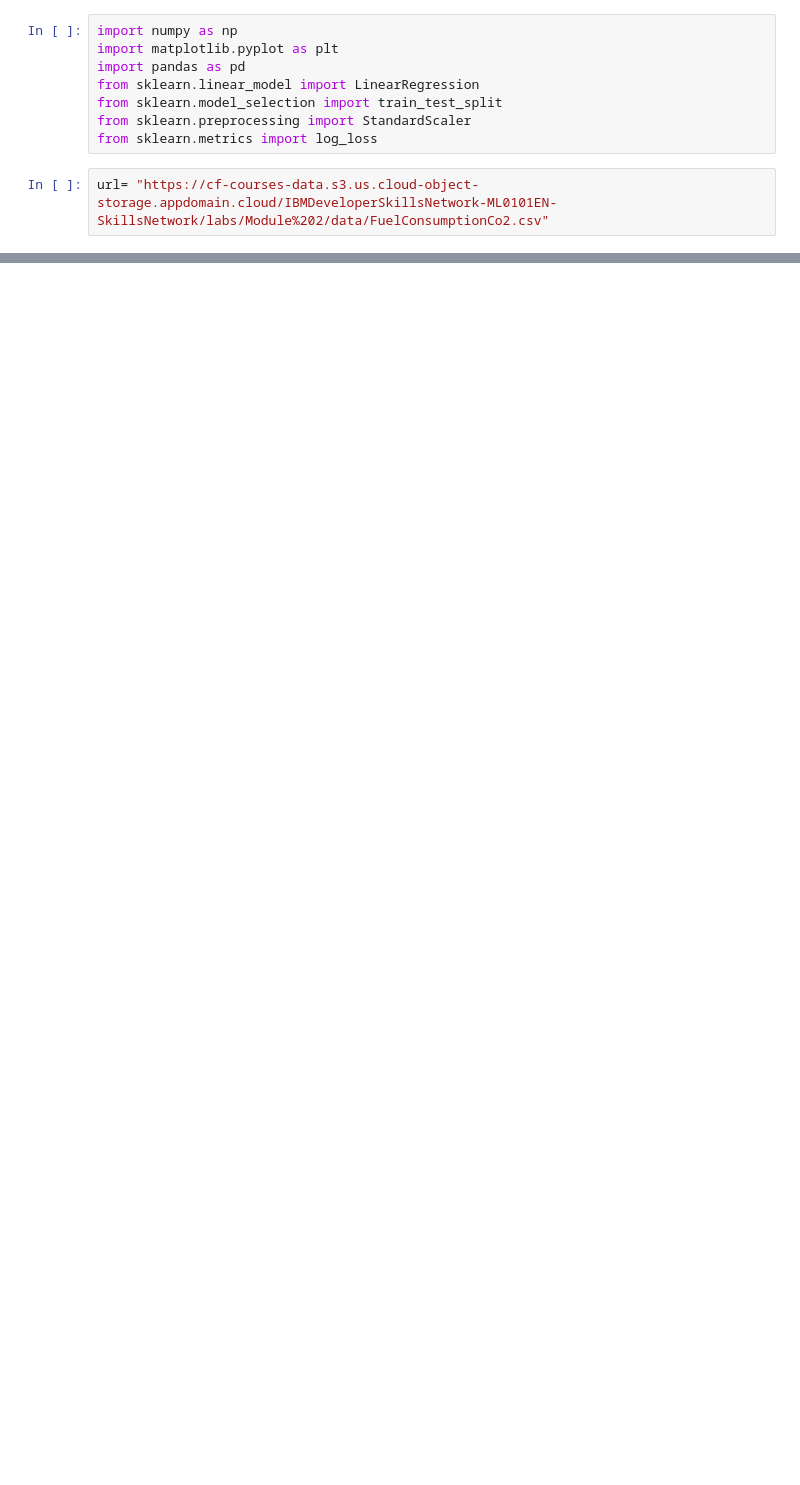
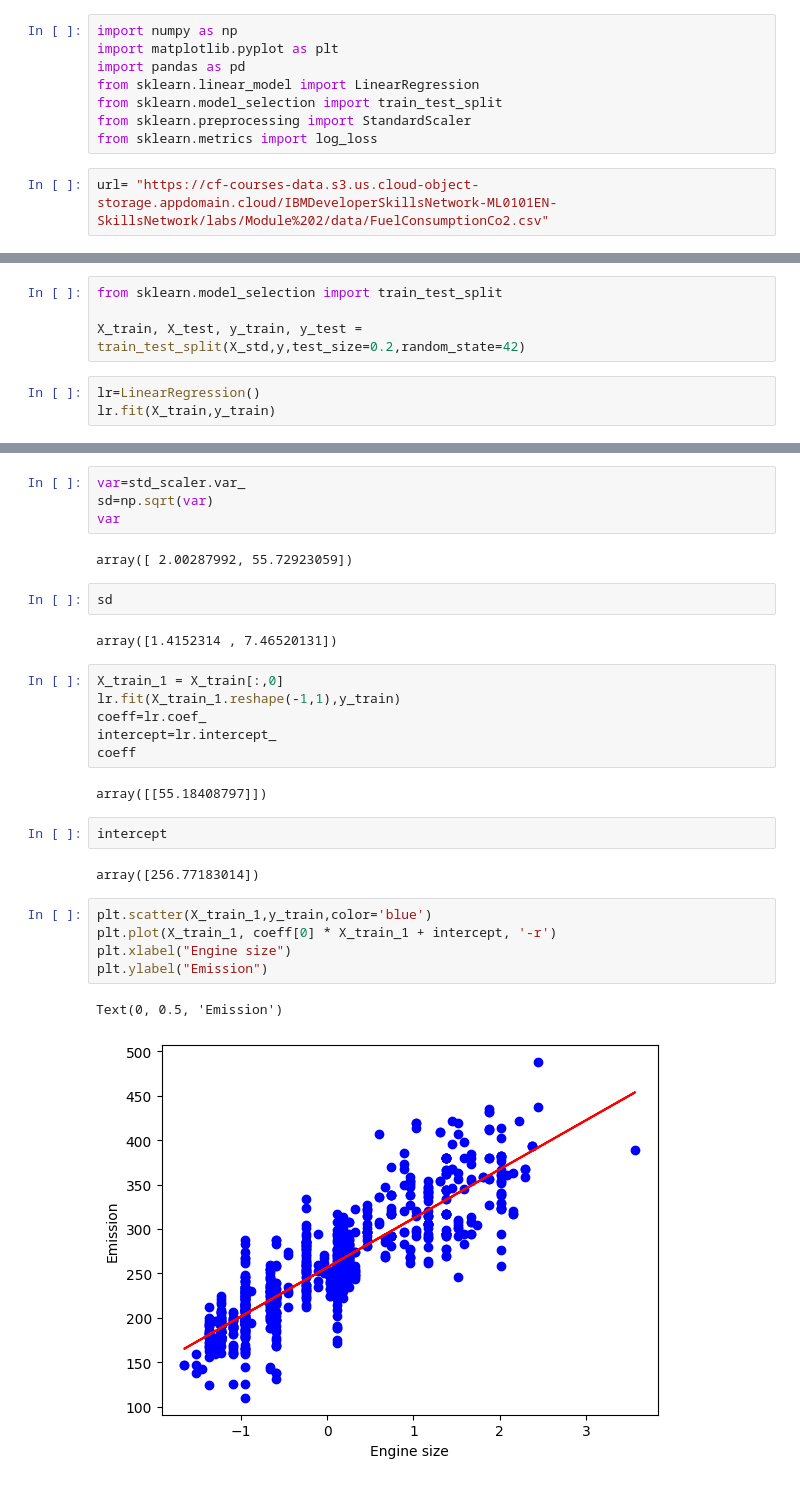
Before and after one commit to anant-jain01/ibm-ml, a Jupyter notebook: multiplelr.ipynb, the cells around one changed output, grey strips where cells are left out. Cells and saved outputs as stored; diff of their text form; blank space fills up the shorter version.

```diff
--- a/multiplelr.ipynb
+++ b/multiplelr.ipynb
@@ -20,0 +69,7 @@ df.head()
+# %%
+from sklearn.model_selection import train_test_split
+
+X_train, X_test, y_train, y_test = train_test_split(X_std,y,test_size=0.2,random_state=42)
+# %%
+lr=LinearRegression()
+lr.fit(X_train,y_train)
@@ -20,0 +90,30 @@ df.head()
+# %%
+var=std_scaler.var_
+sd=np.sqrt(var)
+var
+# %% [output]
+array([ 2.00287992, 55.72923059])
+# %%
+sd
+# %% [output]
+array([1.4152314 , 7.46520131])
+# %%
+X_train_1 = X_train[:,0]
+lr.fit(X_train_1.reshape(-1,1),y_train)
+coeff=lr.coef_
+intercept=lr.intercept_
+coeff
+# %% [output]
+array([[55.18408797]])
+# %%
+intercept
+# %% [output]
+array([256.77183014])
+# %%
+plt.scatter(X_train_1,y_train,color='blue')
+plt.plot(X_train_1, coeff[0] * X_train_1 + intercept, '-r')
+plt.xlabel("Engine size")
+plt.ylabel("Emission")
+# %% [output]
+Text(0, 0.5, 'Emission')
+[figure, added]
```
Also changed, not shown: parts of 11 cells of this notebook, 1 other file.
